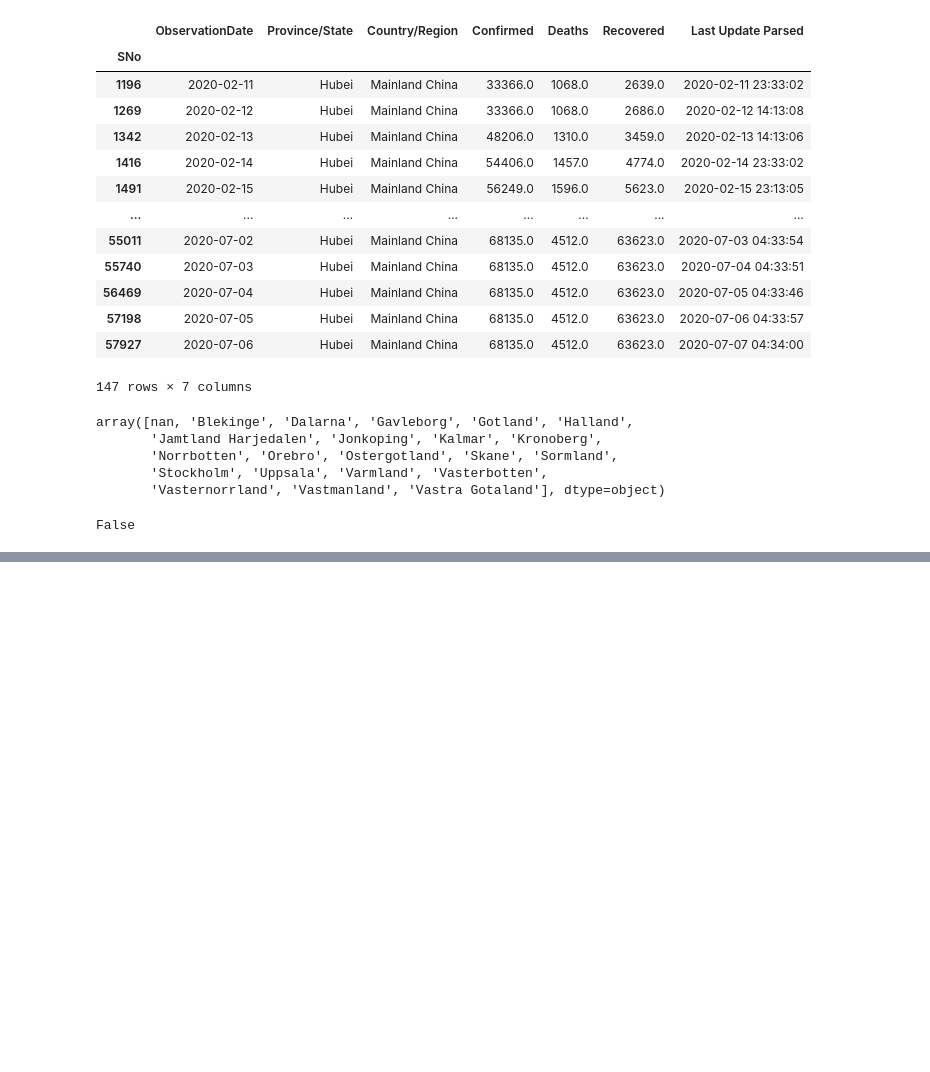
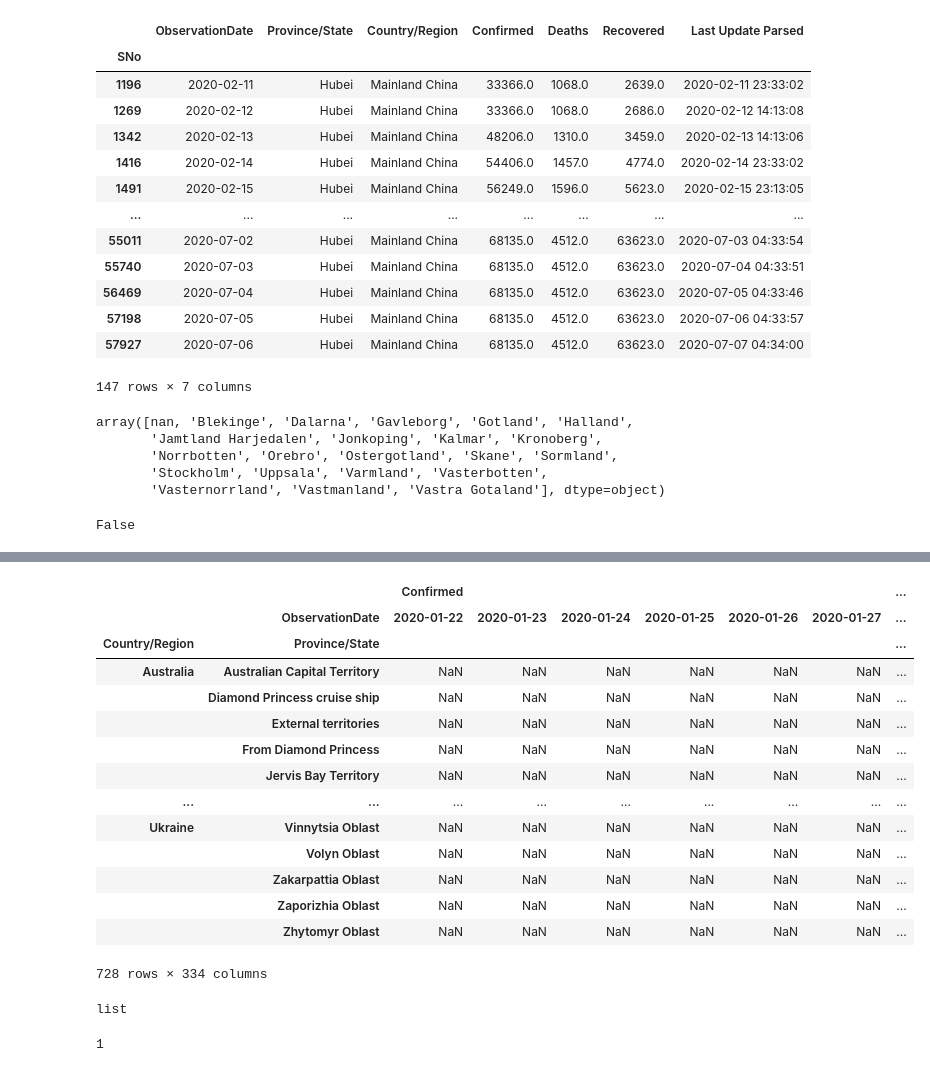
Before and after one commit to gp-add11/Python3, a Jupyter notebook: Proj_1/proj_1_py3_1.ipynb, the cells around one changed output, grey strips where cells are left out. Drawn from its saved outputs; the diff is of its cells as text; code cells hidden in the pictures; blank space fills up the shorter version.

Commit message:
Added pandas commands to pivot, groupBy, advanced analysis, get data from html

```diff
--- a/Proj_1/proj_1_py3_1.ipynb
+++ b/Proj_1/proj_1_py3_1.ipynb
@@ -377,0 +410,18 @@ False
+# %%
+df1.pivot_table(values = ['Deaths','Confirmed'], index=['Country/Region','Province/State'], columns='ObservationDate')
+# %% [output]
+|  |  | Confirmed |  |  |  |  |  | ... |
+|  | ObservationDate | 2020-01-22 | 2020-01-23 | 2020-01-24 | 2020-01-25 | 2020-01-26 | 2020-01-27 | ... |
+| Country/Region | Province/State |  |  |  |  |  |  | ... |
+| Australia | Australian Capital Territory | NaN | NaN | NaN | NaN | NaN | NaN | ... |
+|  | Diamond Princess cruise ship | NaN | NaN | NaN | NaN | NaN | NaN | ... |
+|  | External territories | NaN | NaN | NaN | NaN | NaN | NaN | ... |
+|  | From Diamond Princess | NaN | NaN | NaN | NaN | NaN | NaN | ... |
+|  | Jervis Bay Territory | NaN | NaN | NaN | NaN | NaN | NaN | ... |
+| ... | ... | ... | ... | ... | ... | ... | ... | ... |
+| Ukraine | Vinnytsia Oblast | NaN | NaN | NaN | NaN | NaN | NaN | ... |
+|  | Volyn Oblast | NaN | NaN | NaN | NaN | NaN | NaN | ... |
+|  | Zakarpattia Oblast | NaN | NaN | NaN | NaN | NaN | NaN | ... |
+|  | Zaporizhia Oblast | NaN | NaN | NaN | NaN | NaN | NaN | ... |
+|  | Zhytomyr Oblast | NaN | NaN | NaN | NaN | NaN | NaN | ... |
+728 rows × 334 columns
@@ -377,0 +430,8 @@ False
+# %%
+type(online_df)
+# %% [output]
+list
+# %%
+len(online_df)
+# %% [output]
+1
```
Also changed, not shown: parts of 7 cells of this notebook.
